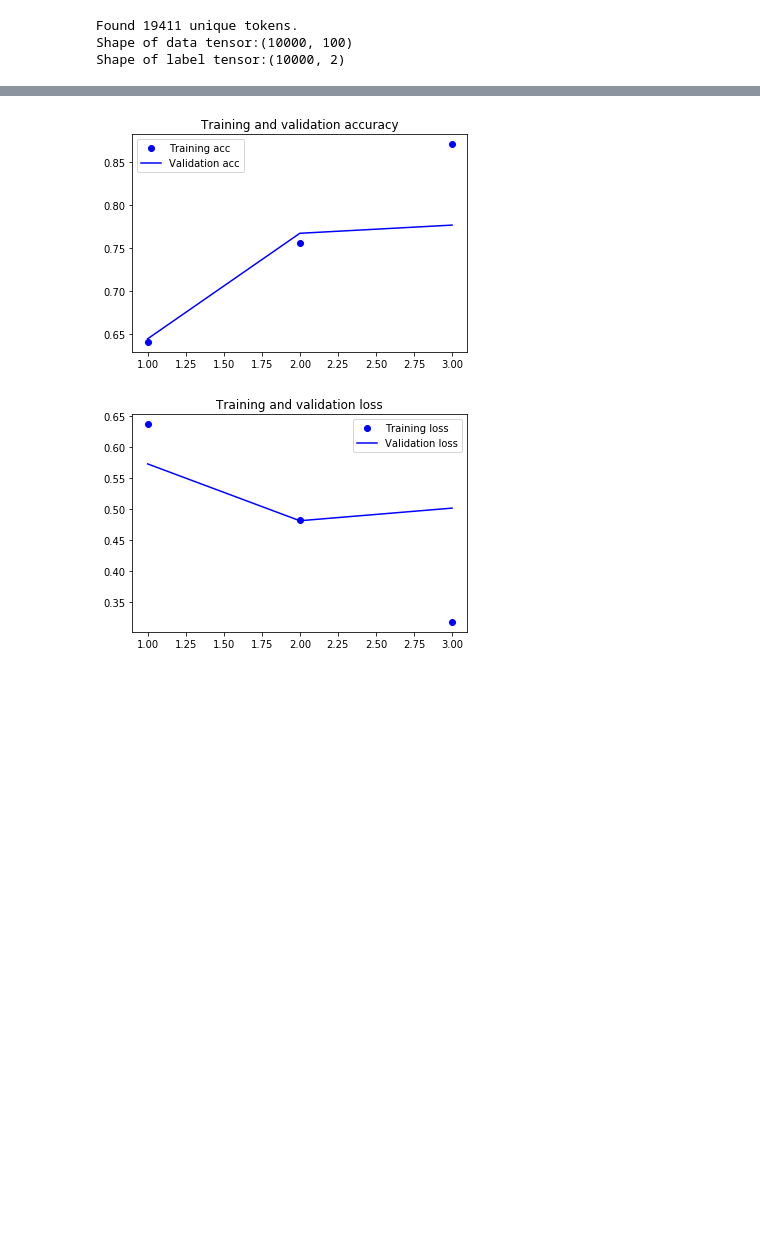
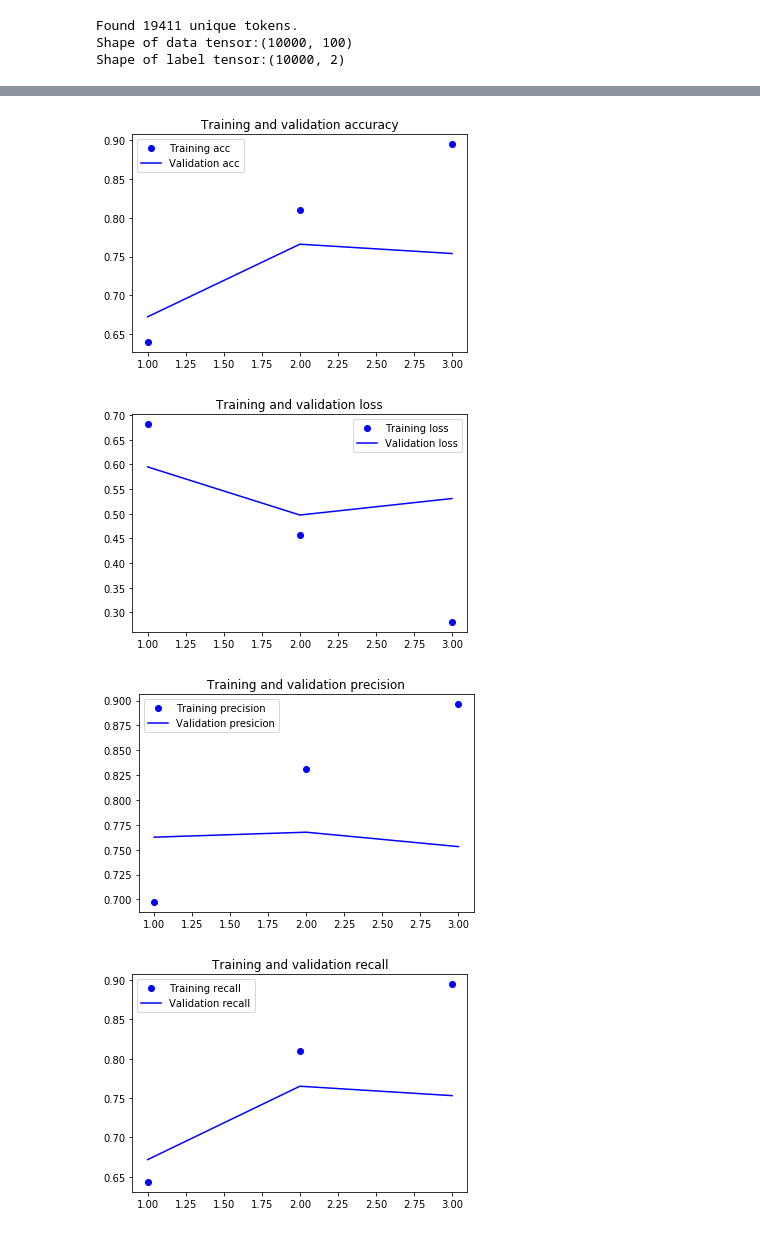
Before and after one commit to swallowtail224/TensorFlow_train, a Jupyter notebook: Keras.ipynb, the cells around one changed output, grey strips where cells are left out. Cells and saved outputs as stored; diff of their text form; code cells hidden in the pictures; blank space fills up the shorter version.

```diff
--- a/Keras.ipynb
+++ b/Keras.ipynb
@@ -60,15 +133,15 @@ Shape of label tensor:(10000, 2)
 from keras.models import Sequential
 from keras.layers import Flatten, Dense, Embedding
 from keras.layers import LSTM
-from keras.callbacks import EarlyStopping
+from keras.callbacks import EarlyStopping, TensorBoard
 from keras.layers.core import Dropout
 
 model = Sequential()
 model.add(Embedding(20000, 100, input_length=maxlen))
-model.add(LSTM(100))
+model.add(LSTM(1000, activation='relu'))
 model.add(Dropout(0.5))
 model.add(Dense(2, activation='softmax'))
-model.compile(optimizer='adam', loss='binary_crossentropy', metrics=['acc'])
+model.compile(optimizer='adam', loss='binary_crossentropy', metrics=['acc', macro_precision, macro_recall, macro_f_measure])
 model.summary()
 
 early_stopping = EarlyStopping(patience=0, verbose=1)
@@ -89,7 +162,12 @@ Trainable params: 2,080,602
 Non-trainable params: 0
 _________________________________________________________________
 # %%
-history = model.fit(x_train, y_train, epochs=15, batch_size=250, validation_split=0.2, validation_data=(x_val, y_val), callbacks=[early_stopping])
+history = model.fit(x_train, y_train,
+                    epochs=15,
+                    batch_size=250,
+                    validation_split=0.2,
+                    validation_data=(x_val, y_val),
+                    callbacks=[early_stopping, TensorBoard()])
 # %% [output]
 Train on 8000 samples, validate on 2000 samples
 Epoch 1/15
@@ -102,28 +178,57 @@ Epoch 00003: early stopping
 # %%
 %matplotlib inline
 
 import matplotlib.pyplot as plt
 
 acc = history.history['acc']
 val_acc = history.history['val_acc']
 loss = history.history['loss']
 val_loss = history.history['val_loss']
+precision = history.history['macro_precision']
+val_precision = history.history['val_macro_precision']
+recall = history.history['macro_recall']
+val_recall = history.history['val_macro_recall']
+f_measure = history.history['macro_f_measure']
+val_f_measure = history.history['val_macro_f_measure']
 
 epochs = range(1, len(acc) + 1)
 
 plt.plot(epochs, acc, 'bo', label='Training acc')
 plt.plot(epochs, val_acc, 'b', label='Validation acc')
 plt.title('Training and validation accuracy')
 plt.legend()
 
 plt.figure()
 
 plt.plot(epochs, loss, 'bo', label='Training loss')
 plt.plot(epochs, val_loss, 'b', label='Validation loss')
 plt.title('Training and validation loss')
 plt.legend()
 
+plt.figure()
+
+plt.plot(epochs, precision, 'bo', label='Training precision')
+plt.plot(epochs, val_precision, 'b', label='Validation presicion')
+plt.title('Training and validation precision')
+plt.legend()
+
+plt.figure()
+
+plt.plot(epochs, recall, 'bo', label='Training recall')
+plt.plot(epochs, val_recall, 'b', label='Validation recall')
+plt.title('Training and validation recall')
+plt.legend()
+
+plt.figure()
+
+plt.plot(epochs, f_measure, 'bo', label='Training f_measure')
+plt.plot(epochs, val_f_measure, 'b', label='Validation f_measure')
+plt.title('Training and validation f_measure')
+plt.legend()
+
 plt.show()
 # %% [output]
-[figure, old version]
+[figure, new version]
-[figure, old version]
+[figure, new version]
+[figure, added]
+[figure, added]
```
Also changed, not shown: parts of 4 cells of this notebook, 4 other files.
